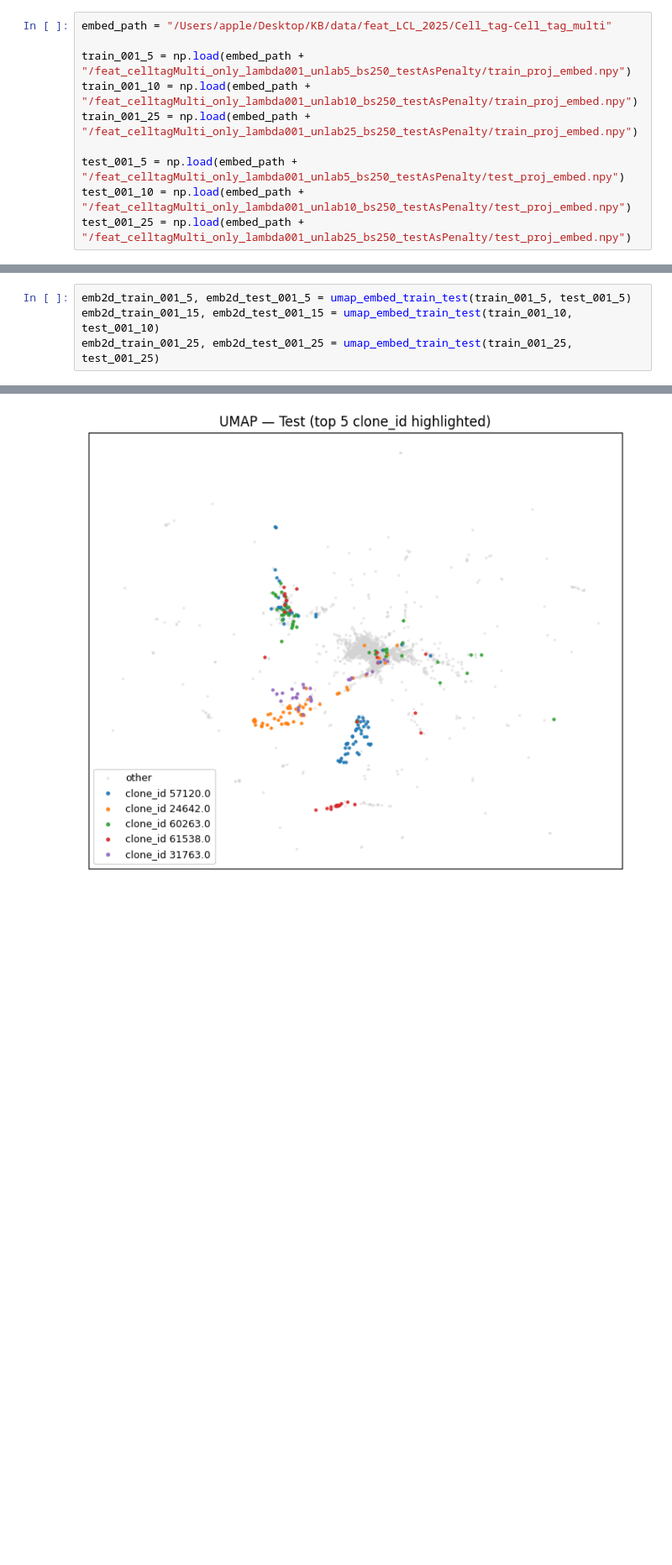
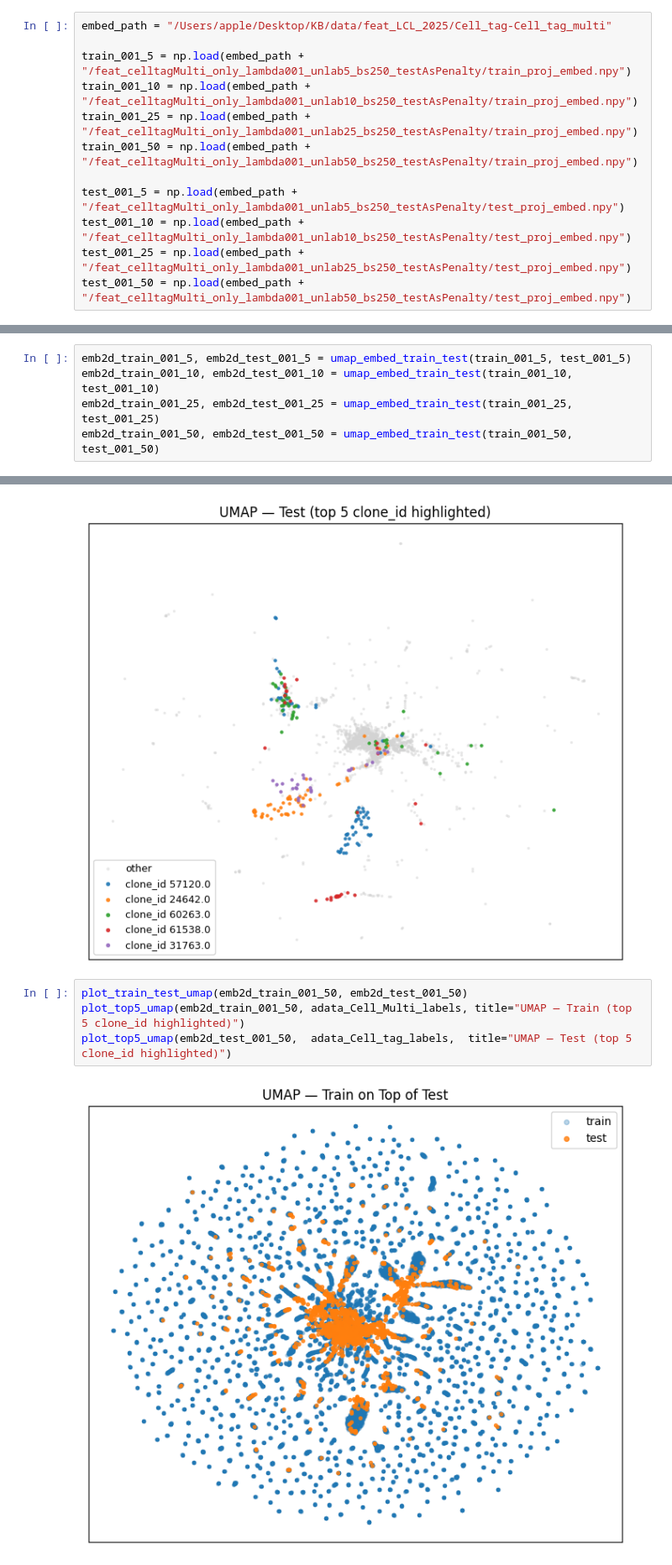
Before and after one commit to SZ-yang/SCSeq_LineageBarcoding, a Jupyter notebook: SCLineage_ConstrativeLearning/out/plot/feat_LCL_2025/cell_tag_multi/cell-tag_multi_only_testAsPenalty_proj_embed.ipynb, the cells around one changed output, grey strips where cells are left out. Shown at 84% size. Drawn from its saved outputs; the diff is of its cells as text; blank space fills up the shorter version.

```diff
--- a/SCLineage_ConstrativeLearning/out/plot/feat_LCL_2025/cell_tag_multi/cell-tag_multi_only_testAsPenalty_proj_embed.ipynb
+++ b/SCLineage_ConstrativeLearning/out/plot/feat_LCL_2025/cell_tag_multi/cell-tag_multi_only_testAsPenalty_proj_embed.ipynb
@@ -19,10 +19,12 @@ embed_path = "/Users/apple/Desktop/KB/data/feat_LCL_2025/Cell_tag-Cell_tag_multi
 train_001_5 = np.load(embed_path + "/feat_celltagMulti_only_lambda001_unlab5_bs250_testAsPenalty/train_proj_embed.npy")
 train_001_10 = np.load(embed_path + "/feat_celltagMulti_only_lambda001_unlab10_bs250_testAsPenalty/train_proj_embed.npy")
 train_001_25 = np.load(embed_path + "/feat_celltagMulti_only_lambda001_unlab25_bs250_testAsPenalty/train_proj_embed.npy")
+train_001_50 = np.load(embed_path + "/feat_celltagMulti_only_lambda001_unlab50_bs250_testAsPenalty/train_proj_embed.npy")
 
 test_001_5 = np.load(embed_path + "/feat_celltagMulti_only_lambda001_unlab5_bs250_testAsPenalty/test_proj_embed.npy")
 test_001_10 = np.load(embed_path + "/feat_celltagMulti_only_lambda001_unlab10_bs250_testAsPenalty/test_proj_embed.npy")
 test_001_25 = np.load(embed_path + "/feat_celltagMulti_only_lambda001_unlab25_bs250_testAsPenalty/test_proj_embed.npy")
+test_001_50 = np.load(embed_path + "/feat_celltagMulti_only_lambda001_unlab50_bs250_testAsPenalty/test_proj_embed.npy")
 # %%
 adata_Cell_Multi_labels = adata_Cell_Multi_train.obs["clone_id"].to_numpy()  # keep user’s dtype; NaN ok
 adata_Cell_tag_labels  = adata_Cell_Multi_test.obs["clone_id"].to_numpy()
@@ -137,8 +139,9 @@ def plot_top5_umap(emb2d, labels, title):
     plt.show()
 # %%
 emb2d_train_001_5, emb2d_test_001_5 = umap_embed_train_test(train_001_5, test_001_5)
-emb2d_train_001_15, emb2d_test_001_15 = umap_embed_train_test(train_001_10, test_001_10)
+emb2d_train_001_10, emb2d_test_001_10 = umap_embed_train_test(train_001_10, test_001_10)
 emb2d_train_001_25, emb2d_test_001_25 = umap_embed_train_test(train_001_25, test_001_25)
+emb2d_train_001_50, emb2d_test_001_50 = umap_embed_train_test(train_001_50, test_001_50)
 # %% [output]
 [1.14702654e-15 9.52408771e-07 7.99961459e-06 1.25611920e-05]
 not reaching the requested tolerance 3.084540367126465e-06.
@@ -183,3 +184,9 @@ plot_top5_umap(emb2d_test_001_25,  adata_Cell_tag_labels,  title="UMAP — Test
 [figure]
 [figure]
 [figure]
+# %%
+plot_train_test_umap(emb2d_train_001_50, emb2d_test_001_50)
+plot_top5_umap(emb2d_train_001_50, adata_Cell_Multi_labels, title="UMAP — Train (top 5 clone_id highlighted)")
+plot_top5_umap(emb2d_test_001_50,  adata_Cell_tag_labels,  title="UMAP — Test (top 5 clone_id highlighted)")
+# %% [output]
+[figure, added]
```
Also changed, not shown: parts of 7 cells of this notebook, 1 other file.
